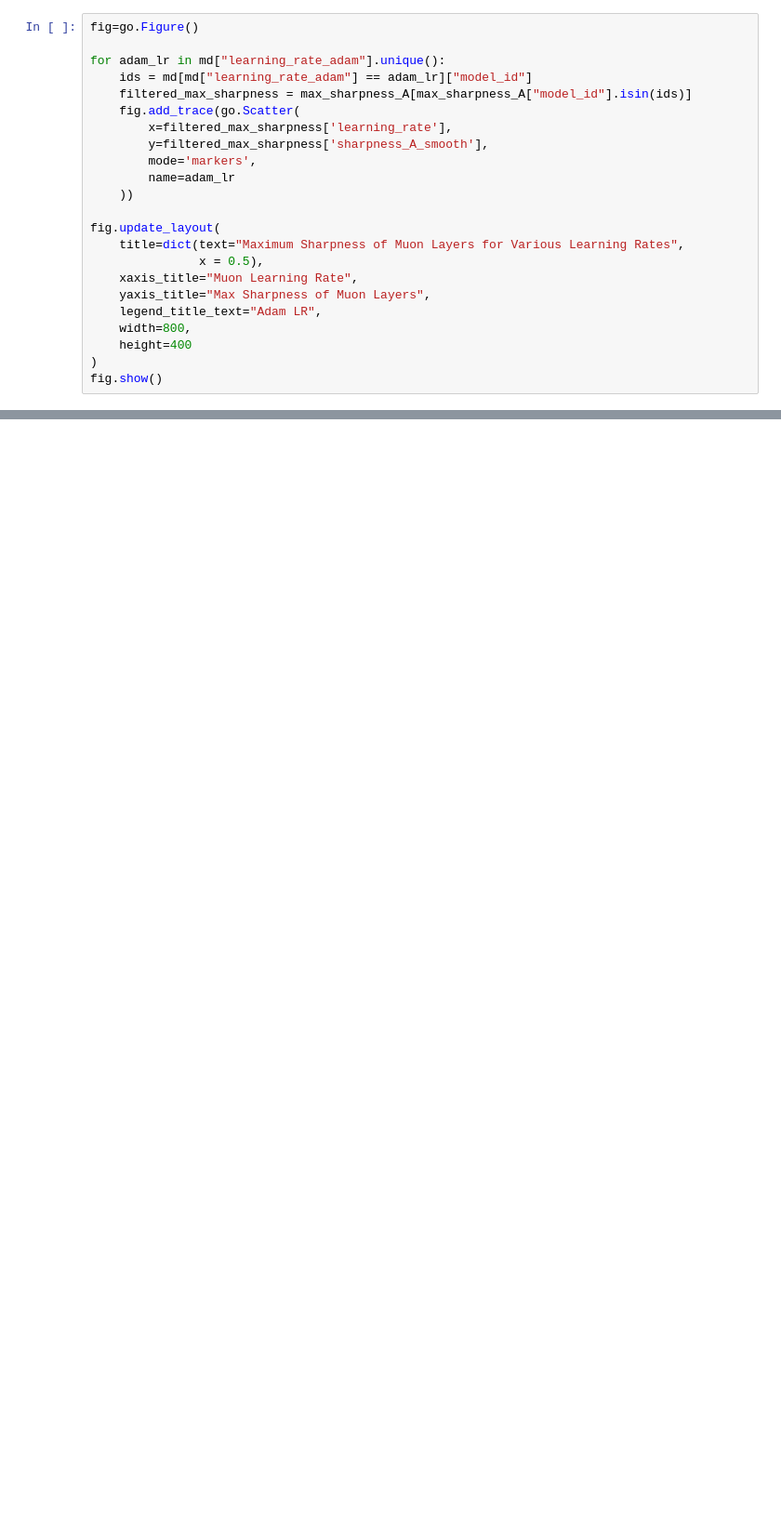
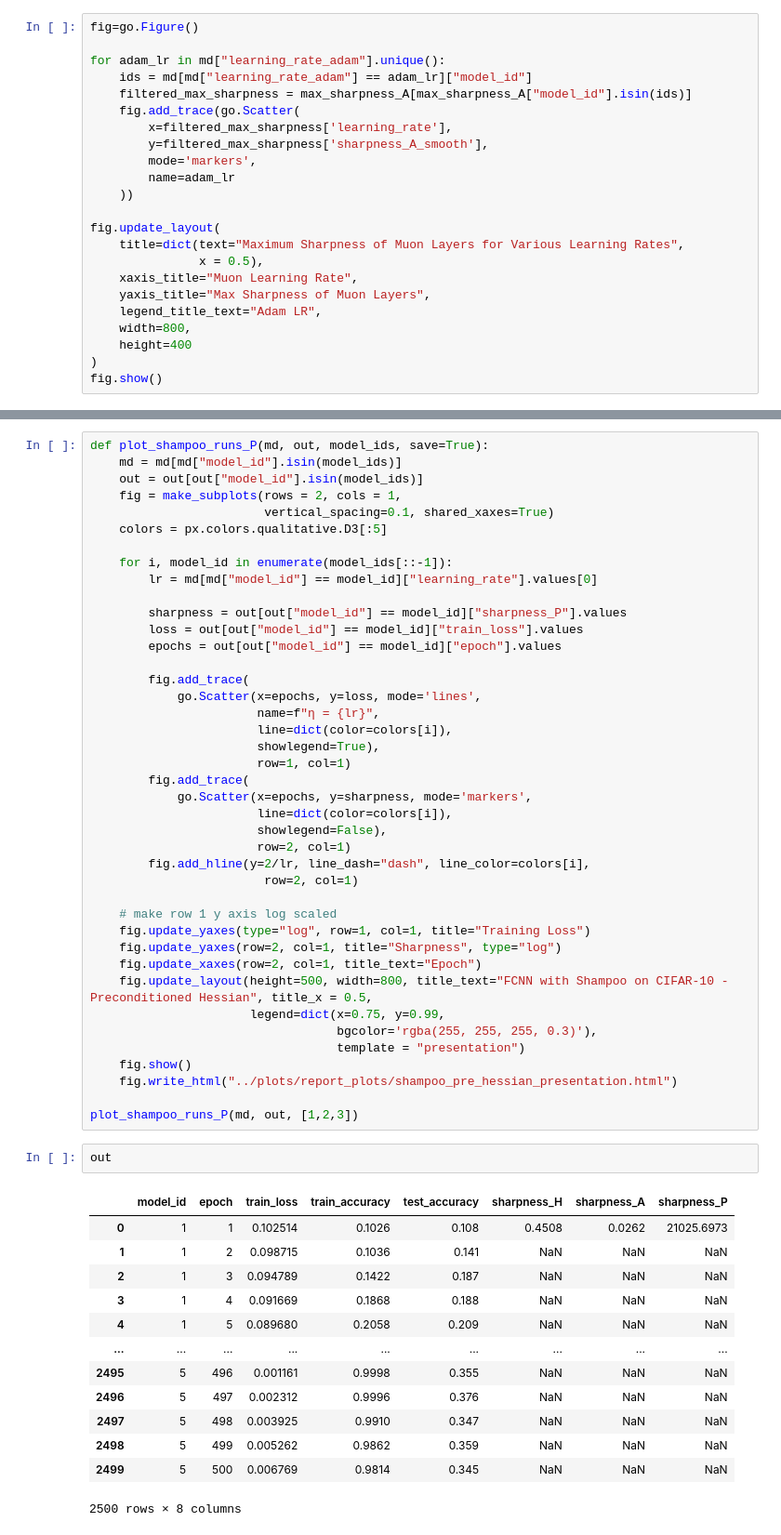
Before and after one commit to mfjacobsen/Investigating-NN-Optimizers, a Jupyter notebook: notebooks/MJ_muon_eos.ipynb, the cells around one changed output, grey strips where cells are left out. Shown at 93% size. Saved outputs shown, nothing was run; the diff lists cells and outputs as text; blank space fills up the shorter version.

Commit message:
shampoo plots

```diff
--- a/notebooks/MJ_muon_eos.ipynb
+++ b/notebooks/MJ_muon_eos.ipynb
@@ -441,0 +487,57 @@ fig.show()
+# %%
+def plot_shampoo_runs_P(md, out, model_ids, save=True):
+    md = md[md["model_id"].isin(model_ids)]
+    out = out[out["model_id"].isin(model_ids)]
+    fig = make_subplots(rows = 2, cols = 1,
+                        vertical_spacing=0.1, shared_xaxes=True)
+    colors = px.colors.qualitative.D3[:5]
+
+    for i, model_id in enumerate(model_ids[::-1]):
+        lr = md[md["model_id"] == model_id]["learning_rate"].values[0]
+
+        sharpness = out[out["model_id"] == model_id]["sharpness_P"].values
+        loss = out[out["model_id"] == model_id]["train_loss"].values
+        epochs = out[out["model_id"] == model_id]["epoch"].values
+
+        fig.add_trace(
+            go.Scatter(x=epochs, y=loss, mode='lines',
+                       name=f"η = {lr}",
+                       line=dict(color=colors[i]),
+                       showlegend=True),
+                       row=1, col=1)
+        fig.add_trace(
+            go.Scatter(x=epochs, y=sharpness, mode='markers',
+                       line=dict(color=colors[i]),
+                       showlegend=False),
+                       row=2, col=1)
+        fig.add_hline(y=2/lr, line_dash="dash", line_color=colors[i],
+                        row=2, col=1)
+
+    # make row 1 y axis log scaled
+    fig.update_yaxes(type="log", row=1, col=1, title="Training Loss")
+    fig.update_yaxes(row=2, col=1, title="Sharpness", type="log")
+    fig.update_xaxes(row=2, col=1, title_text="Epoch")
+    fig.update_layout(height=500, width=800, title_text="FCNN with Shampoo on CIFAR-10 - Preconditioned Hessian", title_x = 0.5,
+                      legend=dict(x=0.75, y=0.99,
+                                  bgcolor='rgba(255, 255, 255, 0.3)'),
+                                  template = "presentation")
+    fig.show()
+    fig.write_html("../plots/report_plots/shampoo_pre_hessian_presentation.html")
+
+plot_shampoo_runs_P(md, out, [1,2,3])
+# %%
+out
+# %% [output]
+|  | model_id | epoch | train_loss | train_accuracy | test_accuracy | sharpness_H | sharpness_A | sharpness_P |
+| 0 | 1 | 1 | 0.102514 | 0.1026 | 0.108 | 0.4508 | 0.0262 | 21025.6973 |
+| 1 | 1 | 2 | 0.098715 | 0.1036 | 0.141 | NaN | NaN | NaN |
+| 2 | 1 | 3 | 0.094789 | 0.1422 | 0.187 | NaN | NaN | NaN |
+| 3 | 1 | 4 | 0.091669 | 0.1868 | 0.188 | NaN | NaN | NaN |
+| 4 | 1 | 5 | 0.089680 | 0.2058 | 0.209 | NaN | NaN | NaN |
+| ... | ... | ... | ... | ... | ... | ... | ... | ... |
+| 2495 | 5 | 496 | 0.001161 | 0.9998 | 0.355 | NaN | NaN | NaN |
+| 2496 | 5 | 497 | 0.002312 | 0.9996 | 0.376 | NaN | NaN | NaN |
+| 2497 | 5 | 498 | 0.003925 | 0.9910 | 0.347 | NaN | NaN | NaN |
+| 2498 | 5 | 499 | 0.005262 | 0.9862 | 0.359 | NaN | NaN | NaN |
+| 2499 | 5 | 500 | 0.006769 | 0.9814 | 0.345 | NaN | NaN | NaN |
+2500 rows × 8 columns
```
Also changed, not shown: parts of 2 cells of this notebook, 5 other files.
